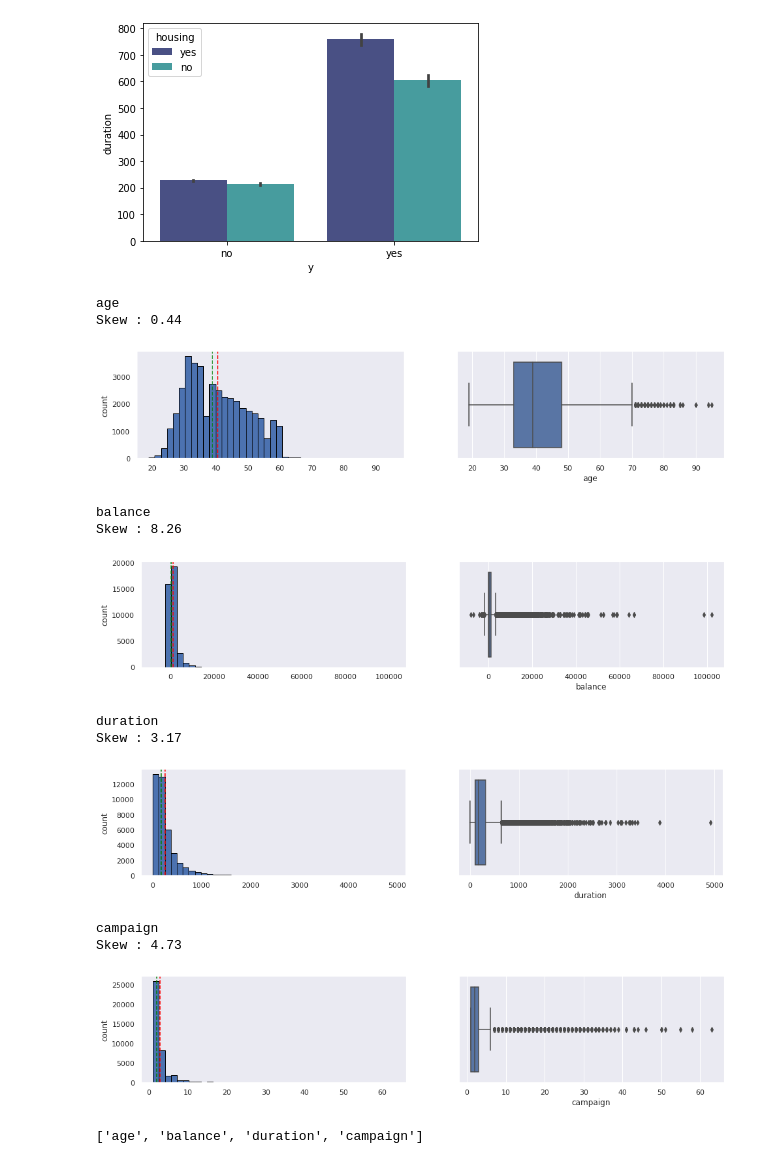
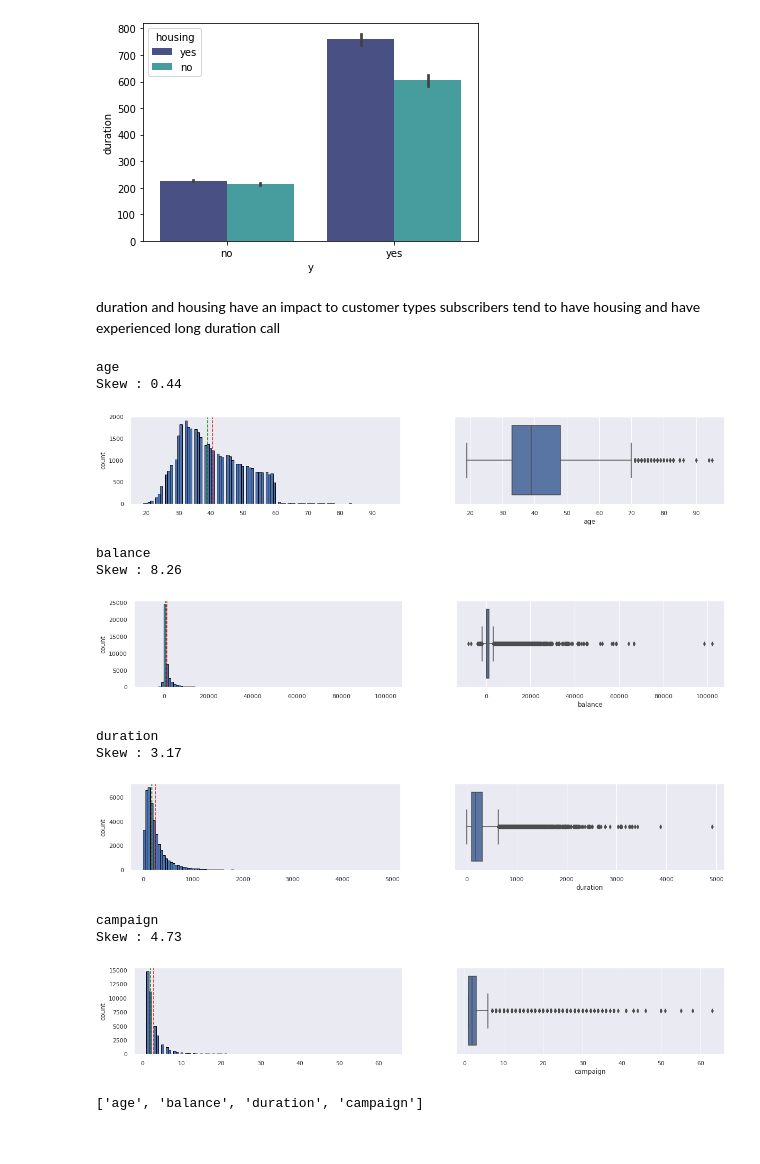
Before and after one commit to pascale25/9CGCgdvlOR8EY9Iq, a Jupyter notebook: Term_Deposit_Marketing.ipynb, the cells around one changed output. Saved outputs shown, nothing was run; the diff lists cells and outputs as text; code cells hidden in the pictures.

```diff
--- a/Term_Deposit_Marketing.ipynb
+++ b/Term_Deposit_Marketing.ipynb
@@ -692,35 +689,38 @@ visualizethreecol('y', 'duration', 'loan')
 visualizethreecol('y', 'duration', 'housing')
 # %% [output]
 [figure]
+# %% [markdown]
+duration and housing have an impact to customer types
+subscribers tend to have housing and have experienced long duration call
 # %%
 # Plotting a histogram and boxplot to check the distribution of our numerical data
 sns.set(font_scale = 1)
 Cols = num_col
 for col in Cols:
     print(col)
     print('Skew :',round(df[col].skew(),2))
-    plt.figure(figsize=(16,3))
+    plt.figure(figsize=(20,3))
     plt.subplot(1,2,1)
-    df[col].hist(bins=40, grid=False, ec='black')
+    df[col].hist(bins=100, grid=False, ec='black')
     plt.axvline(x = df[col].mean(), linestyle ="--", color ='red')
     plt.axvline(x = df[col].median(), linestyle ="--", color ='green')
     plt.ylabel('count')
     plt.subplot(1,2,2)
     sns.boxplot(x=df[col])
     plt.show()
 # %% [output]
 age
 Skew : 0.44
-[figure, old version]
+[figure, new version]
 balance
 Skew : 8.26
-[figure, old version]
+[figure, new version]
 duration
 Skew : 3.17
-[figure, old version]
+[figure, new version]
 campaign
 Skew : 4.73
-[figure, old version]
+[figure, new version]
 # %%
 num_col
 # %% [output]
```
Also changed, not shown: parts of 84 cells of this notebook.
